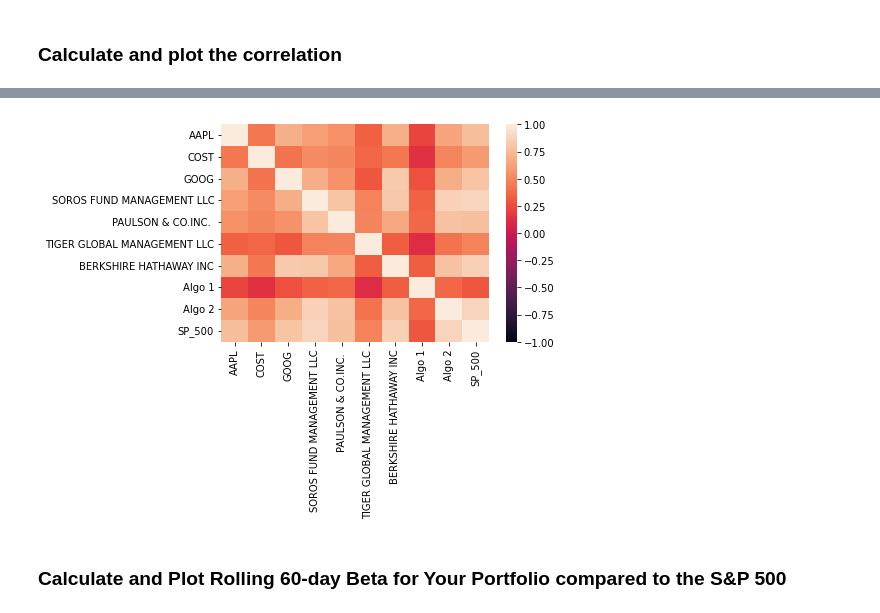
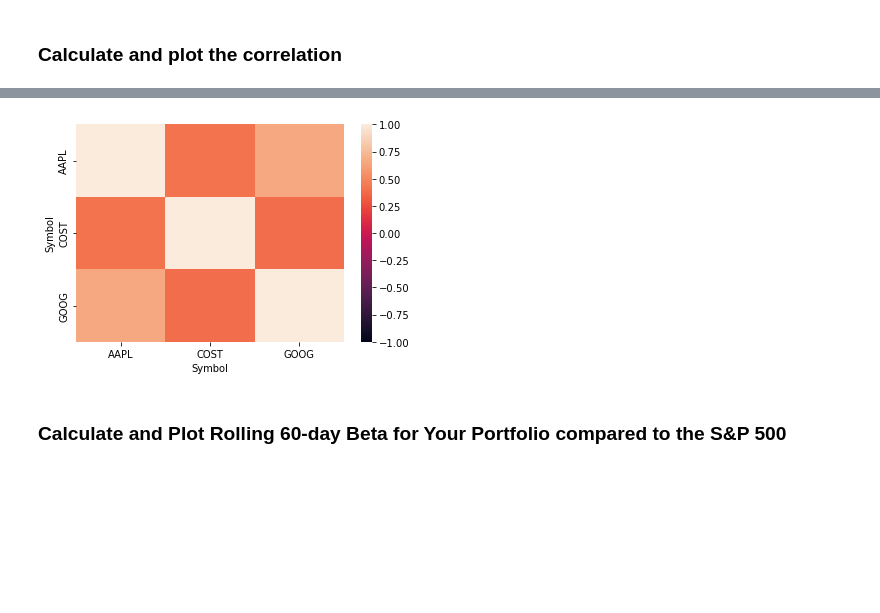
Before and after one commit to lrb924/Portfolio_Performance, a Jupyter notebook: whale_analysis.ipynb, the cells around one changed output, grey strips where cells are left out. Saved outputs shown, nothing was run; the diff lists cells and outputs as text; code cells hidden in the pictures; blank space fills up the shorter version.

```diff
--- a/whale_analysis.ipynb
+++ b/whale_analysis.ipynb
@@ -642,7 +657,7 @@ combined_returns_df.corr()
 # %%
-sns.heatmap(combined_returns_df.corr(), vmin=-1, vmax=1);
+sns.heatmap(myportfolio_returns_df.corr(), vmin=-1, vmax=1);
 # %% [output]
-[figure, old version]
+[figure, new version]
 # %% [markdown]
 ### Calculate and Plot Rolling 60-day Beta for Your Portfolio compared to the S&P 500
 # %%
```
Also changed, not shown: parts of 6 cells of this notebook.
